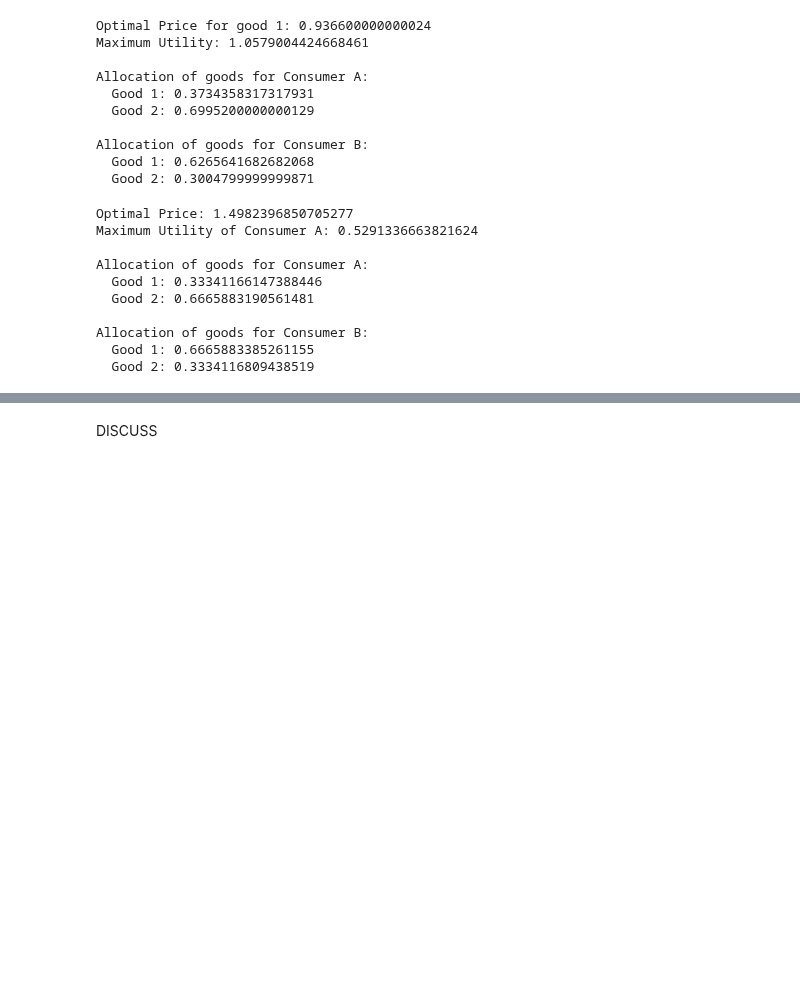
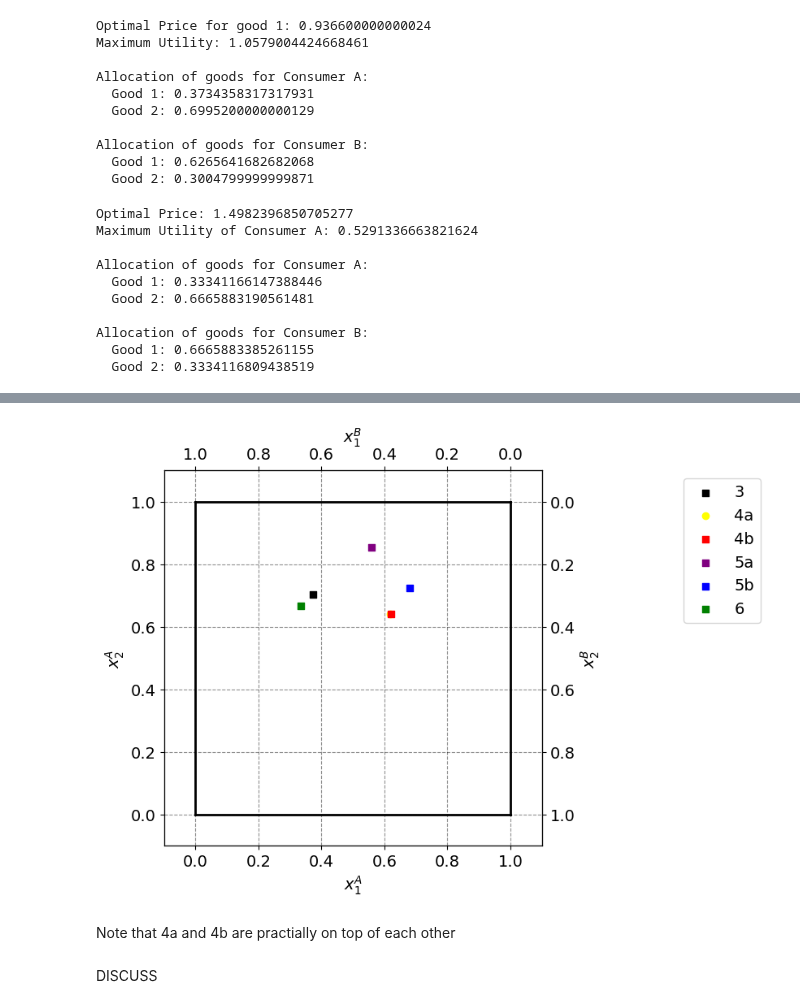
Before and after one commit to NumEconCopenhagen/projects-2024-codeonomics-crew, a Jupyter notebook: inauguralproject/inauguralproject.ipynb, the cells around one changed output, grey strips where cells are left out. Saved outputs shown, nothing was run; the diff lists cells and outputs as text; code cells hidden in the pictures; blank space fills up the shorter version.

```diff
--- a/inauguralproject/inauguralproject.ipynb
+++ b/inauguralproject/inauguralproject.ipynb
@@ -654,6 +662,64 @@ df_rounded
 | 5a | 0.341 | 0.742 | 0.560 | 0.853 | 0.440 | ... |
 | 5b | 0.341 | 0.742 | 0.681 | 0.725 | 0.319 | ... |
 | 6a | 0.937 | 0.529 | 0.333 | 0.667 | 0.667 | ... |
+# %%
+# Initialize an empty list to store only the allocations
+allocations_list = []
+
+# Iterate over each dictionary in 'results'
+for result in results:
+    # Extract the allocation data from the dictionary and append it to 'allocations_list'
+    allocations_list.append([
+        result["Allocation of x1A"],
+        result["Allocation of x2A"]
+    ])
+
+# 'allocations_list' now contains only the allocations for each iteration
+# %%
+par = model.par
+
+# a. total endowment
+w1bar = 1.0
+w2bar = 1.0
+
+# b. figure set up
+fig = plt.figure(frameon=False,figsize=(6,6), dpi=100)
+ax_A = fig.add_subplot(1, 1, 1)
+
+ax_A.set_xlabel("$x_1^A$")
+ax_A.set_ylabel("$x_2^A$")
+
+temp = ax_A.twinx()
+temp.set_ylabel("$x_2^B$")
+ax_B = temp.twiny()
+ax_B.set_xlabel("$x_1^B$")
+ax_B.invert_xaxis()
+ax_B.invert_yaxis()
+
+
+ax_A.scatter(allocations_list[0][0],allocations_list[0][1],marker='s',color='black', label='3')
+ax_A.scatter(allocations_list[1][0],allocations_list[1][1],marker='o',color='yellow', label='4a')
+ax_A.scatter(allocations_list[2][0],allocations_list[2][1],marker='s',color='red', label='4b')
+ax_A.scatter(allocations_list[3][0],allocations_list[3][1],marker='s',color='purple', label='5a')
+ax_A.scatter(allocations_list[4][0],allocations_list[4][1],marker='s',color='blue', label='5b')
+ax_A.scatter(allocations_list[5][0],allocations_list[5][1],marker='s',color='green', label='6')
+
+# limits
+ax_A.plot([0,w1bar],[0,0],lw=2,color='black')
+ax_A.plot([0,w1bar],[w2bar,w2bar],lw=2,color='black')
+ax_A.plot([0,0],[0,w2bar],lw=2,color='black')
+ax_A.plot([w1bar,w1bar],[0,w2bar],lw=2,color='black')
+
+ax_A.set_xlim([-0.1, w1bar + 0.1])
+ax_A.set_ylim([-0.1, w2bar + 0.1])
+ax_B.set_xlim([w1bar + 0.1, -0.1])
+ax_B.set_ylim([w2bar + 0.1, -0.1])
+
+ax_A.legend(frameon=True,loc='upper right',bbox_to_anchor=(1.6,1.0));
+# %% [output]
+[figure, added]
+# %% [markdown]
+Note that 4a and 4b are practially on top of each other
 # %% [markdown]
 DISCUSS
 # %% [markdown]
```
Also changed, not shown: parts of 12 cells of this notebook.
